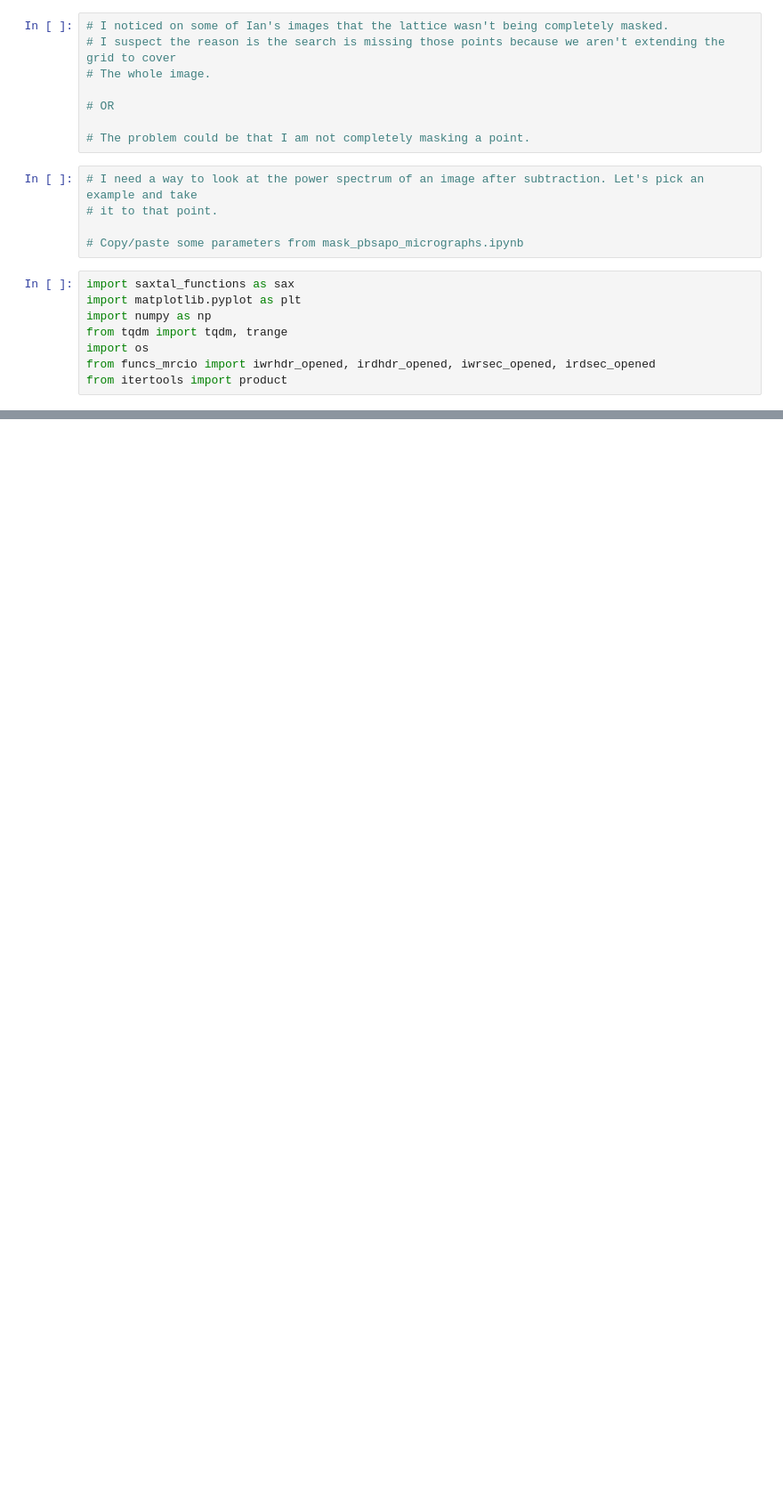
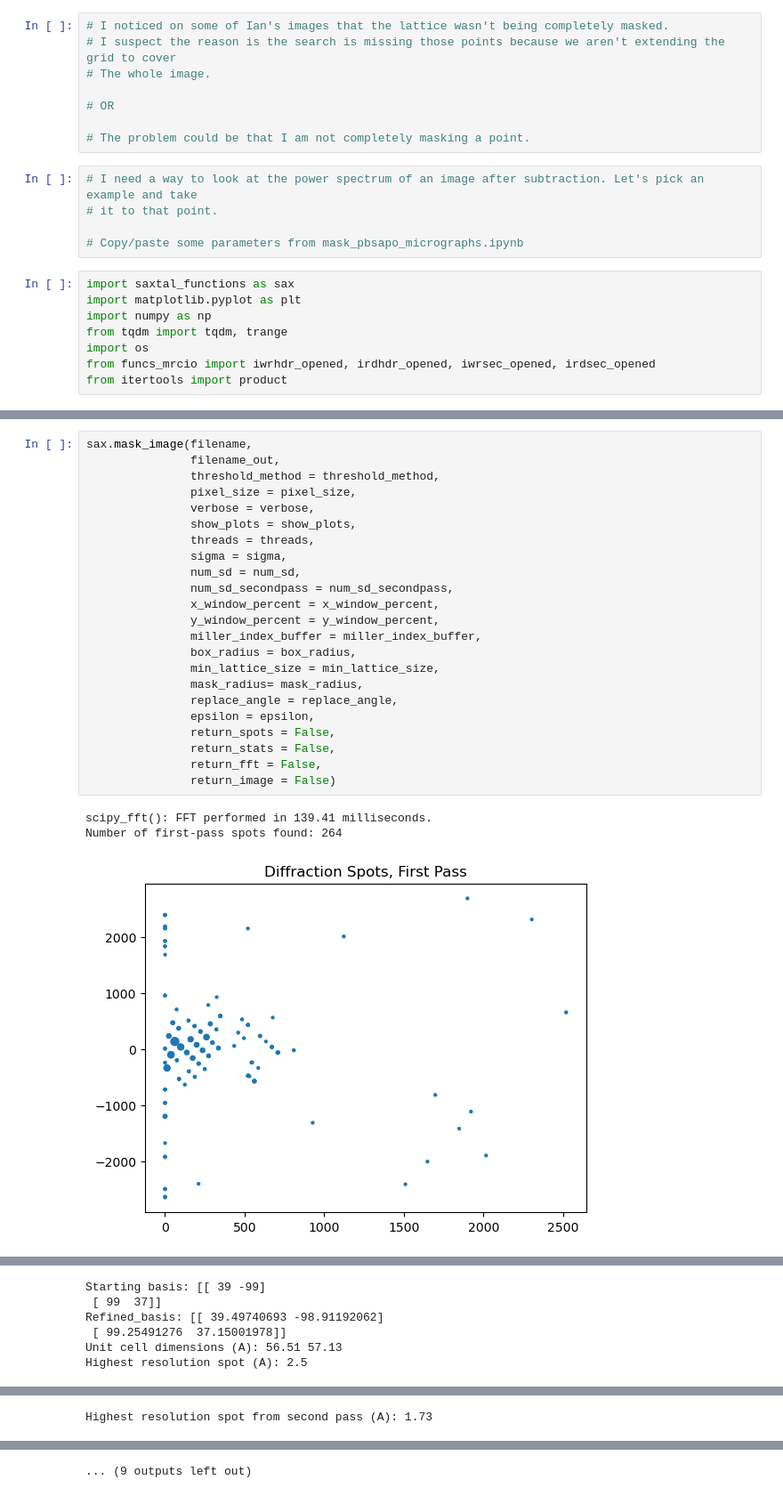
Before and after one commit to r-karimi/saxtal, a Jupyter notebook: troubleshoot_incomplete_masking.ipynb, the cells around one changed output, grey strips where cells are left out. Shown at 89% size. Saved outputs shown, nothing was run; the diff lists cells and outputs as text; blank space fills up the shorter version.

```diff
--- a/troubleshoot_incomplete_masking.ipynb
+++ b/troubleshoot_incomplete_masking.ipynb
@@ -350,0 +199,27 @@ plt.matshow(np.abs(masked_fft)[-500:, :500],
+# %%
+sax.mask_image(filename,
+               filename_out,
+               threshold_method = threshold_method,
+               pixel_size = pixel_size,
+               verbose = verbose,
+               show_plots = show_plots,
+               threads = threads,
+               sigma = sigma,
+               num_sd = num_sd,
+               num_sd_secondpass = num_sd_secondpass,
+               x_window_percent = x_window_percent,
+               y_window_percent = y_window_percent,
+               miller_index_buffer = miller_index_buffer,
+               box_radius = box_radius,
+               min_lattice_size = min_lattice_size,
+               mask_radius= mask_radius,
+               replace_angle = replace_angle,
+               epsilon = epsilon,
+               return_spots = False,
+               return_stats = False,
+               return_fft = False,
+               return_image = False)
+# %% [output]
+scipy_fft(): FFT performed in 139.41 milliseconds.
+Number of first-pass spots found: 264
+[figure, new version]
@@ -350,0 +246,6 @@ plt.matshow(np.abs(masked_fft)[-500:, :500],
+Starting basis: [[ 39 -99]
+ [ 99  37]]
+Refined_basis: [[ 39.49740693 -98.91192062]
+ [ 99.25491276  37.15001978]]
+Unit cell dimensions (A): 56.51 57.13
+Highest resolution spot (A): 2.5
@@ -350,0 +255 @@ plt.matshow(np.abs(masked_fft)[-500:, :500],
+Highest resolution spot from second pass (A): 1.73
@@ -350,0 +269 @@ plt.matshow(np.abs(masked_fft)[-500:, :500],
+... (9 outputs left out)
```
Also changed, not shown: parts of 14 cells of this notebook, 3 other files.
